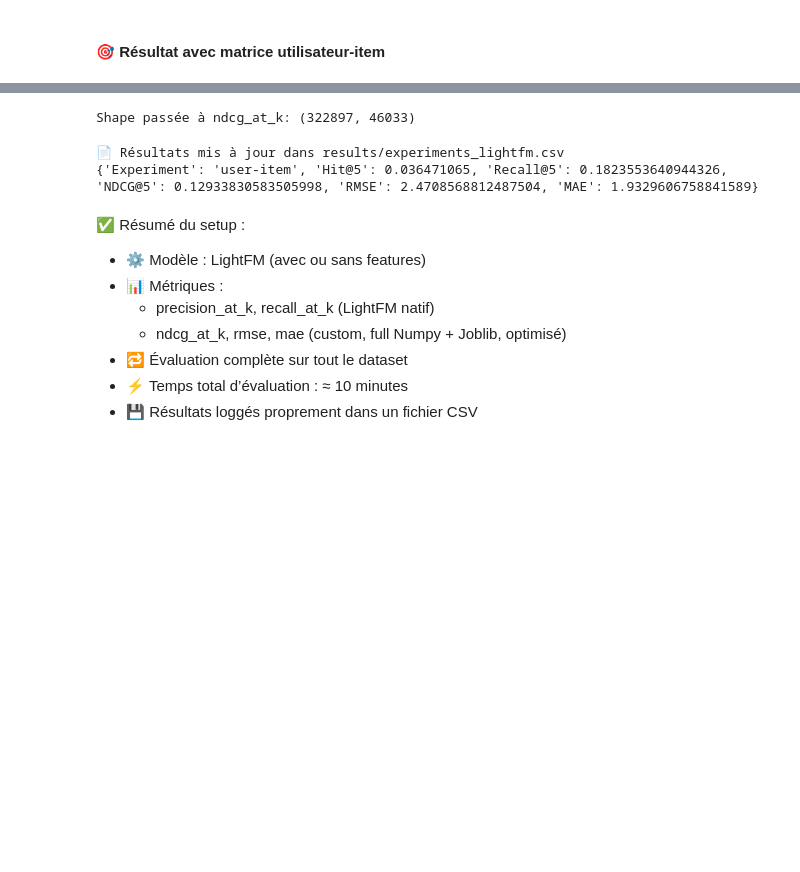
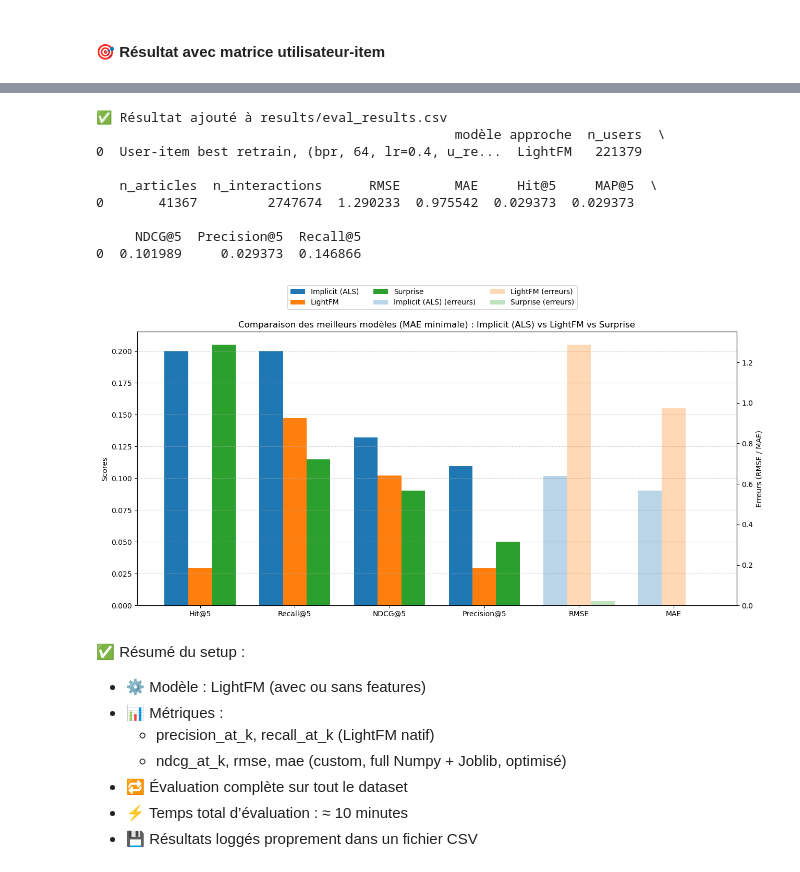
Before and after one commit to cecile-aie/oc_aie_p10, a Jupyter notebook: hybrid_lightfm_modelisation.ipynb, the cells around one changed output, grey strips where cells are left out. Cells and saved outputs as stored; diff of their text form; code cells hidden in the pictures; blank space fills up the shorter version.

```diff
--- a/hybrid_lightfm_modelisation.ipynb
+++ b/hybrid_lightfm_modelisation.ipynb
@@ -623,11 +907,80 @@ model = train_lightfm_model(train_matrix, best_params, epochs=50)
 # %%
-results = evaluate_lightfm_model(model, train_matrix, test_matrix,
-                                 user_features=None, item_features=None)
+results = evaluate_lightfm_model_to_eval_results(
+    model=model_final,
+    train_matrix=train_matrix,
+    test_matrix=test_matrix,
+    best_params=lightfm_hyperparams,
+    experiment="User-item best retrain",
+    user_features=None,
+    item_features=None,
+    k=5,
+    num_threads=8
+)
+
 print(results)
 # %% [output]
-Shape passée à ndcg_at_k: (322897, 46033)
+✅ Résultat ajouté à results/eval_results.csv
+                                              modèle approche  n_users  \
+0  User-item best retrain, (bpr, 64, lr=0.4, u_re...  LightFM   221379
+
+   n_articles  n_interactions      RMSE       MAE     Hit@5     MAP@5  \
+0       41367         2747674  1.290233  0.975542  0.029373  0.029373
+
+     NDCG@5  Precision@5  Recall@5
+0  0.101989     0.029373  0.146866
-📄 Résultats mis à jour dans results/experiments_lightfm.csv
-{'Experiment': 'user-item', 'Hit@5': 0.036471065, 'Recall@5': 0.1823553640944326, 'NDCG@5': 0.12933830583505998, 'RMSE': 2.4708568812487504, 'MAE': 1.9329606758841589}
+# %%
+import pandas as pd
+import matplotlib.pyplot as plt
+
+# Chargement
+df = pd.read_csv("./results/eval_results.csv")
+
+# Extraction des meilleurs modèles
+best_implicit = df[df["modèle"].str.contains("AlternatingLeastSquares")].sort_values("MAE", ascending=True).iloc[0]
+best_lightfm = df[df["modèle"].str.contains("LightFM")].sort_values("MAE", ascending=True).iloc[0]
+best_surprise = df[df["approche"].str.contains("Surprise")].sort_values("MAE", ascending=True).iloc[0]
+
+# Métriques
+main_metrics = ["Hit@5", "Recall@5", "NDCG@5", "Precision@5"]
+secondary_metrics = ["RMSE", "MAE"]
+labels = main_metrics + secondary_metrics
+x = range(len(labels))
+width = 0.25
+
+# Données
+vals_implicit = [best_implicit[m] for m in labels]
+vals_lightfm = [best_lightfm[m] for m in labels]
+vals_surprise = [best_surprise[m] for m in labels]
+
+# Graphique
+fig, ax1 = plt.subplots(figsize=(13, 6))
+ax2 = ax1.twinx()
+
+# Scores
+for vals, label, color, offset in [
+    (vals_implicit, "Implicit (ALS)", "#1f77b4", -width),
+    (vals_lightfm, "LightFM", "#ff7f0e", 0),
+    (vals_surprise, "Surprise", "#2ca02c", width)
+]:
+    ax1.bar([i + offset for i in range(len(main_metrics))],
+            [vals[i] for i in range(len(main_metrics))],
+            width=width, label=label, color=color)
+    ax2.bar([i + offset + len(main_metrics) for i in range(len(secondary_metrics))],
+            [vals[i + len(main_metrics)] for i in range(len(secondary_metrics))],
+            width=width, label=f"{label} (erreurs)", color=color, alpha=0.3)
+
+# Mise en forme
+ax1.set_xticks(list(x))
+ax1.set_xticklabels(labels)
+ax1.set_ylabel("Scores")
+ax2.set_ylabel("Erreurs (RMSE / MAE)")
+ax1.set_title("Comparaison des meilleurs modèles (MAE minimale) : Implicit (ALS) vs LightFM vs Surprise")
+ax1.grid(axis='y', linestyle='--', alpha=0.5)
+fig.legend(loc="upper center", ncol=3, bbox_to_anchor=(0.5, 1.1))
+plt.tight_layout()
+plt.show()
+# %% [output]
+[figure, added]
 # %% [markdown]
 ✅ Résumé du setup : <br>
 - ⚙️ Modèle : LightFM (avec ou sans features)
```
Also changed, not shown: parts of 49 cells of this notebook, 3 other files.
